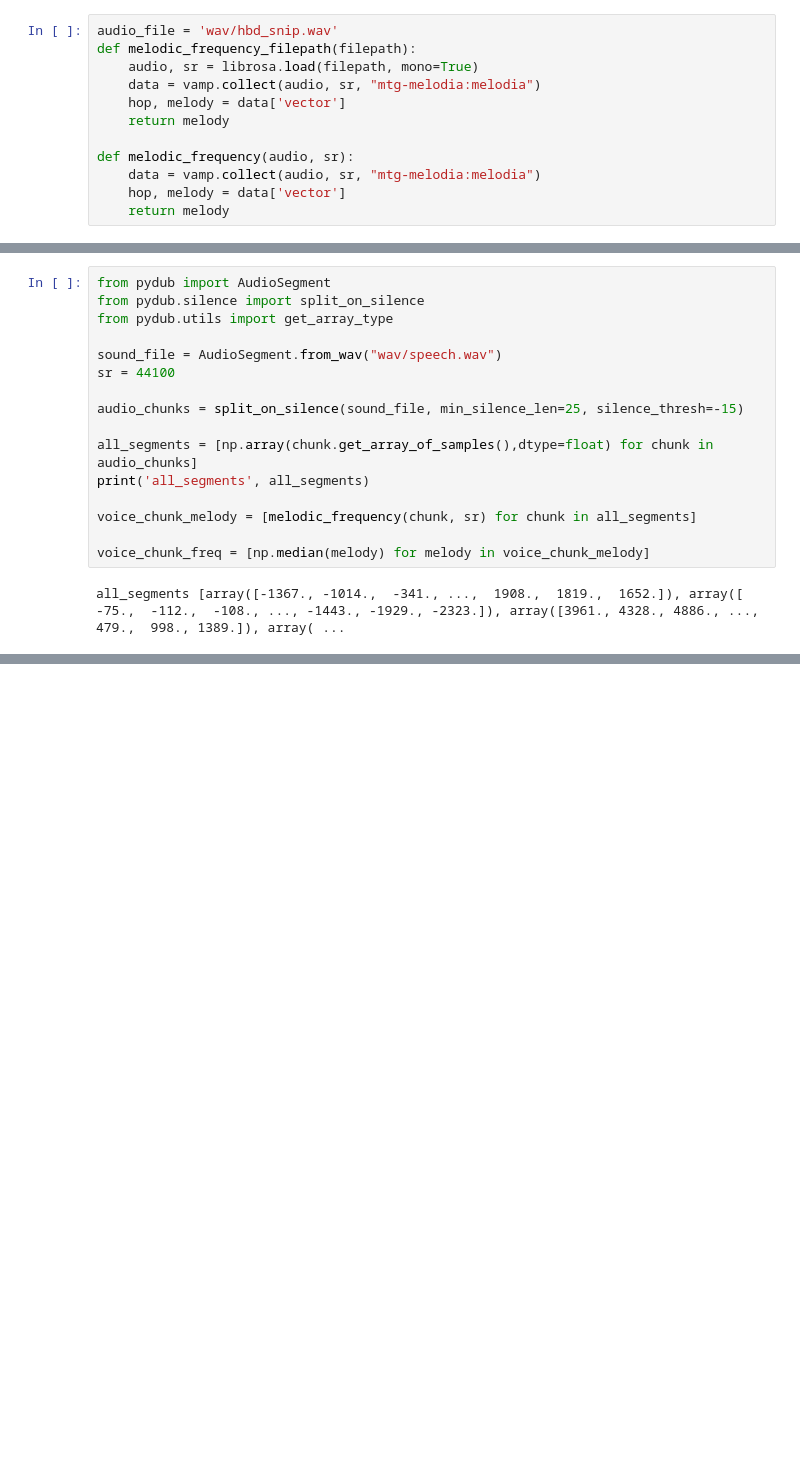
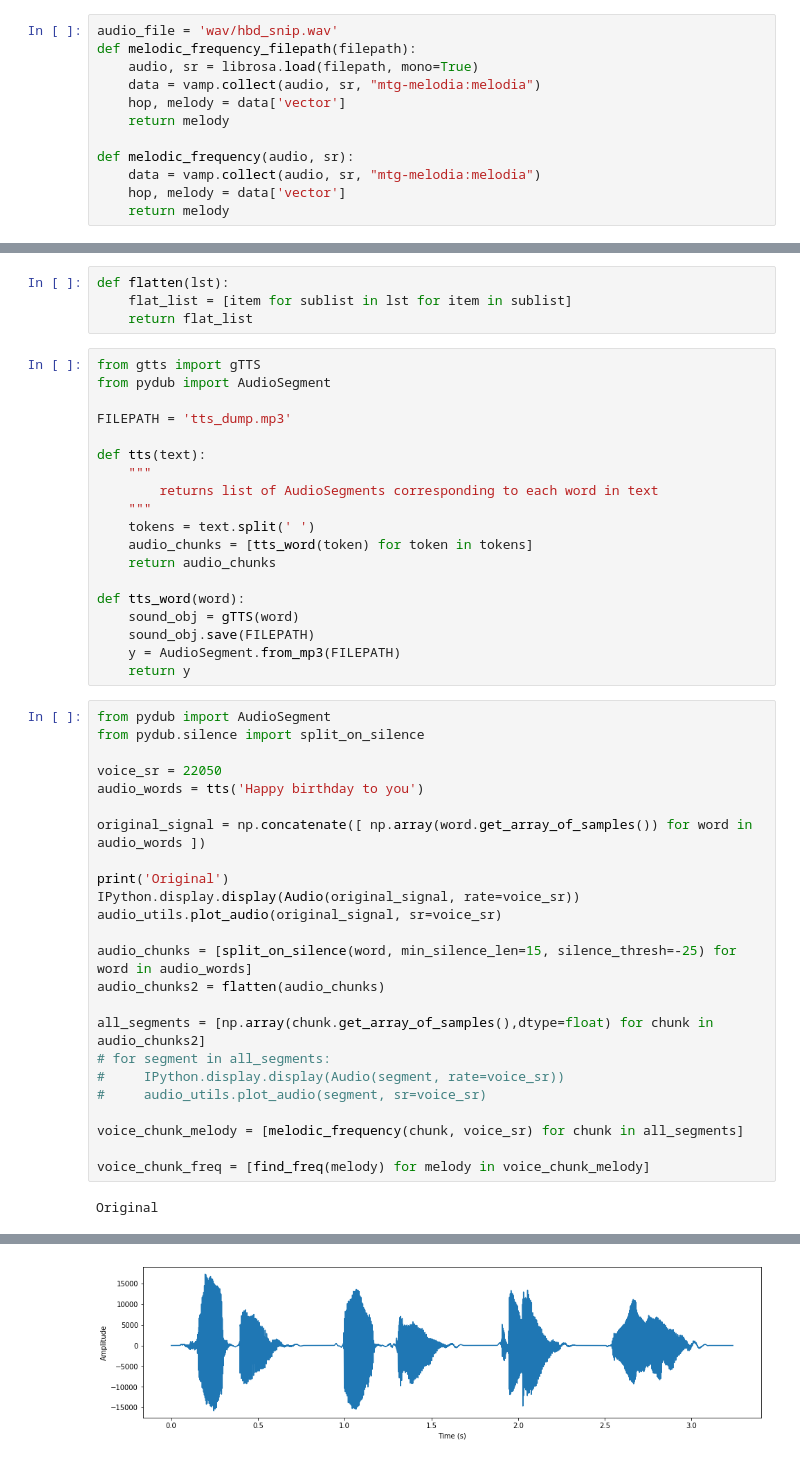
Before and after one commit to pcatattacks/vocalize, a Jupyter notebook: main.ipynb, the cells around one changed output, grey strips where cells are left out. Saved outputs shown, nothing was run; the diff lists cells and outputs as text; blank space fills up the shorter version.

```diff
--- a/main.ipynb
+++ b/main.ipynb
@@ -92,18 +95,49 @@ print(day_pitch)
+# %%
+def flatten(lst):
+    flat_list = [item for sublist in lst for item in sublist]
+    return flat_list
+# %%
+from gtts import gTTS
+from pydub import AudioSegment
+
+FILEPATH = 'tts_dump.mp3'
+
+def tts(text):
+    """
+        returns list of AudioSegments corresponding to each word in text
+    """
+    tokens = text.split(' ')
+    audio_chunks = [tts_word(token) for token in tokens]
+    return audio_chunks
+
+def tts_word(word):
+    sound_obj = gTTS(word)
+    sound_obj.save(FILEPATH)
+    y = AudioSegment.from_mp3(FILEPATH)
+    return y
 # %%
 from pydub import AudioSegment
 from pydub.silence import split_on_silence
-from pydub.utils import get_array_type
 
-sound_file = AudioSegment.from_wav("wav/speech.wav")
-sr = 44100
+voice_sr = 22050
+audio_words = tts('Happy birthday to you')
 
-audio_chunks = split_on_silence(sound_file, min_silence_len=25, silence_thresh=-15)
+original_signal = np.concatenate([ np.array(word.get_array_of_samples()) for word in audio_words ])
 
-all_segments = [np.array(chunk.get_array_of_samples(),dtype=float) for chunk in audio_chunks]
-print('all_segments', all_segments)
+print('Original')
+IPython.display.display(Audio(original_signal, rate=voice_sr))
+audio_utils.plot_audio(original_signal, sr=voice_sr)
 
-voice_chunk_melody = [melodic_frequency(chunk, sr) for chunk in all_segments]
+audio_chunks = [split_on_silence(word, min_silence_len=15, silence_thresh=-25) for word in audio_words]
+audio_chunks2 = flatten(audio_chunks)
 
-voice_chunk_freq = [np.median(melody) for melody in voice_chunk_melody]
+all_segments = [np.array(chunk.get_array_of_samples(),dtype=float) for chunk in audio_chunks2]
+# for segment in all_segments:
+#     IPython.display.display(Audio(segment, rate=voice_sr))
+#     audio_utils.plot_audio(segment, sr=voice_sr)
+
+voice_chunk_melody = [melodic_frequency(chunk, voice_sr) for chunk in all_segments]
+
+voice_chunk_freq = [find_freq(melody) for melody in voice_chunk_melody]
 # %% [output]
-all_segments [array([-1367., -1014.,  -341., ...,  1908.,  1819.,  1652.]), array([  -75.,  -112.,  -108., ..., -1443., -1929., -2323.]), array([3961., 4328., 4886., ...,  479.,  998., 1389.]), array( ...
+Original
@@ -110,2 +145,3 @@ all_segments [array([-1367., -1014.,  -341., ...,  1908.,  1819.,  1652.]), arra
+[figure, added]
 # %%
 hbd_snip, sr = librosa.load("wav/hbd_snip.wav")
```
Also changed, not shown: parts of 8 cells of this notebook, 1 other file.
